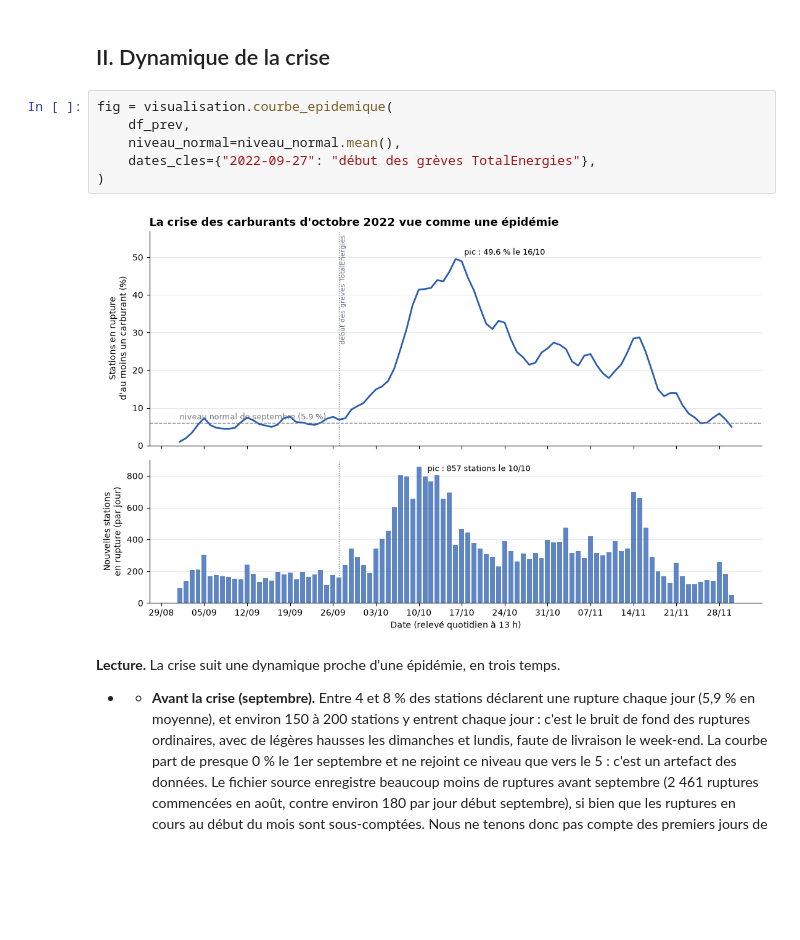
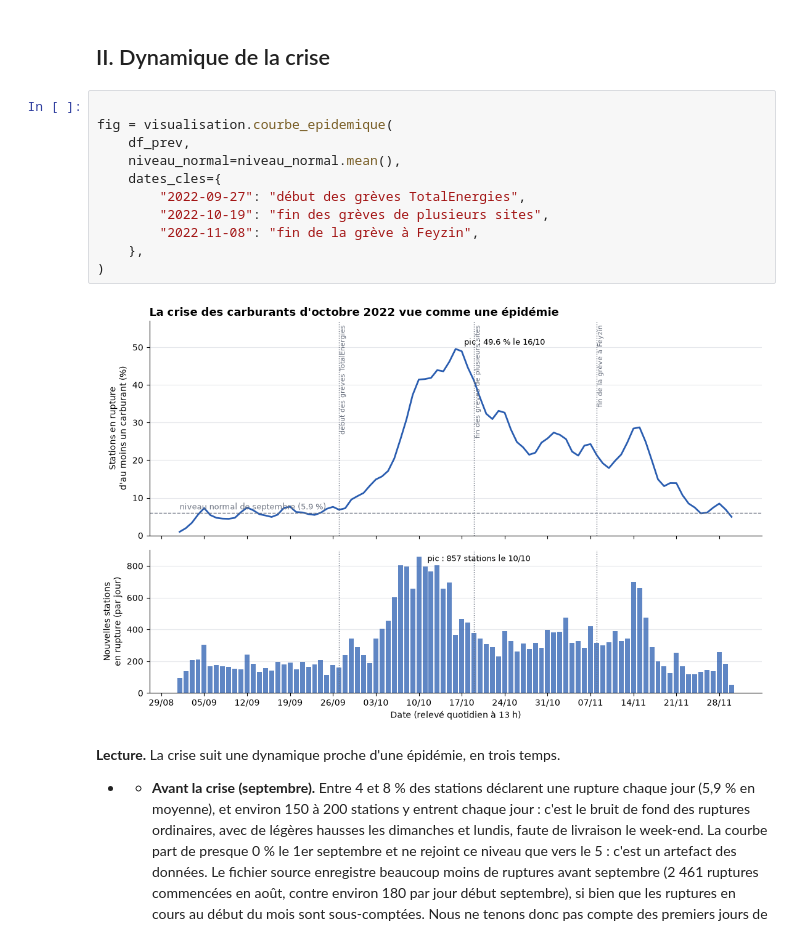
Before and after one commit to sliabes/Projet-python-, a Jupyter notebook: main.ipynb, the cells around one changed output. Drawn from its saved outputs; the diff is of its cells as text; blank space fills up the shorter version.

```diff
--- a/main.ipynb
+++ b/main.ipynb
@@ -277,13 +285,18 @@ Conséquence pour la suite : notre indicateur surestime probablement le niveau a
 # %% [markdown]
 ## II. Dynamique de la crise
 # %%
+
 fig = visualisation.courbe_epidemique(
     df_prev,
     niveau_normal=niveau_normal.mean(),
-    dates_cles={"2022-09-27": "début des grèves TotalEnergies"},
+    dates_cles={
+        "2022-09-27": "début des grèves TotalEnergies",
+        "2022-10-19": "fin des grèves de plusieurs sites",
+        "2022-11-08": "fin de la grève à Feyzin",
+    },
 )
 # %% [output]
-[figure, old version]
+[figure, new version]
 # %% [markdown]
 **Lecture.** La crise suit une dynamique proche d'une épidémie, en trois temps.
 
```
Also changed, not shown: parts of 4 cells of this notebook, 4 other files.
